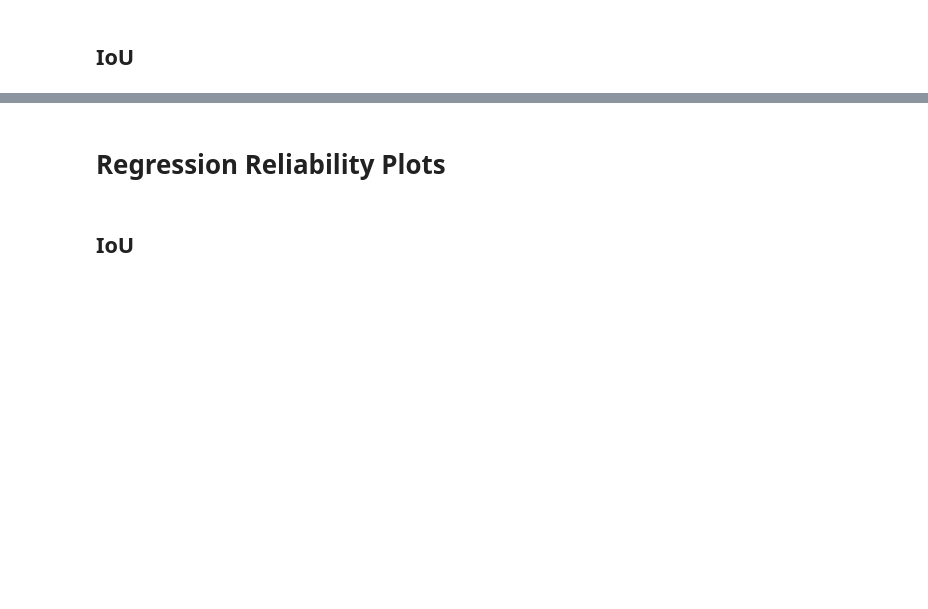
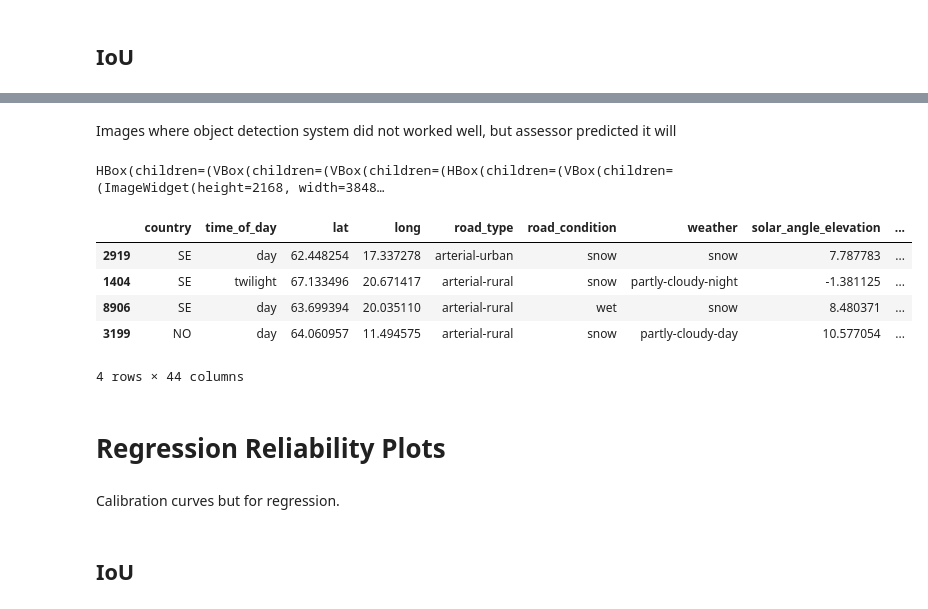
Before and after one commit to femartip/frame-validity-od, a Jupyter notebook: notebooks/assess_pred_analysis.ipynb, the cells around one changed output, grey strips where cells are left out. Drawn from its saved outputs; the diff is of its cells as text; code cells hidden in the pictures; blank space fills up the shorter version.

Commit message:
More llm features, calibration plots and a bit of analysis.

```diff
--- a/notebooks/assess_pred_analysis.ipynb
+++ b/notebooks/assess_pred_analysis.ipynb
@@ -307,5 +219,24 @@ Top categories by abs error for weather:
+# %% [markdown]
+Images where object detection system did not worked well, but assessor predicted it will
+# %%
+#stack = np.stack(imgs, axis=0)
+stack = dict(zip([str(i) for i in id_bad_gt], imgs_bad_gt))
+stackview.switch(stack)
+# %% [output]
+HBox(children=(VBox(children=(VBox(children=(HBox(children=(VBox(children=(ImageWidget(height=2168, width=3848…
+# %%
+display(iou_assessor_results.loc[id_bad_gt])
+# %% [output]
+|  | country | time_of_day | lat | long | road_type | road_condition | weather | solar_angle_elevation | ... |
+| 2919 | SE | day | 62.448254 | 17.337278 | arterial-urban | snow | snow | 7.787783 | ... |
+| 1404 | SE | twilight | 67.133496 | 20.671417 | arterial-rural | snow | partly-cloudy-night | -1.381125 | ... |
+| 8906 | SE | day | 63.699394 | 20.035110 | arterial-rural | wet | snow | 8.480371 | ... |
+| 3199 | NO | day | 64.060957 | 11.494575 | arterial-rural | snow | partly-cloudy-day | 10.577054 | ... |
+4 rows × 44 columns
 # %% [markdown]
 # Regression Reliability Plots
+# %% [markdown]
+Calibration curves but for regression.
 # %%
 def plot_calibration_curve(y_true, y_pred, bin_size=0.1, ax=None, label=None):
     y_true = np.asarray(y_true)
```
Also changed, not shown: parts of 15 cells of this notebook, 7 other files.
